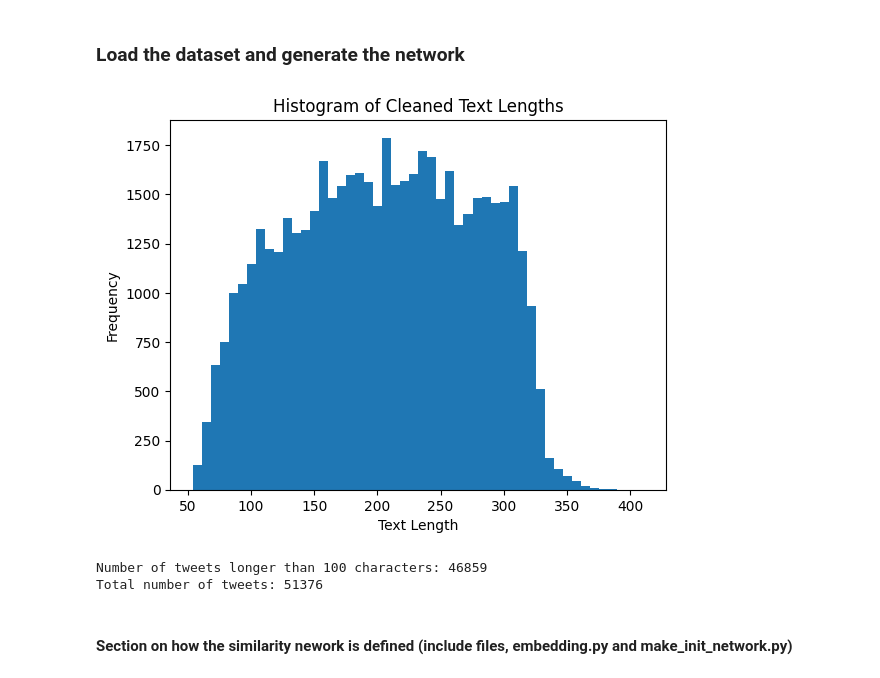
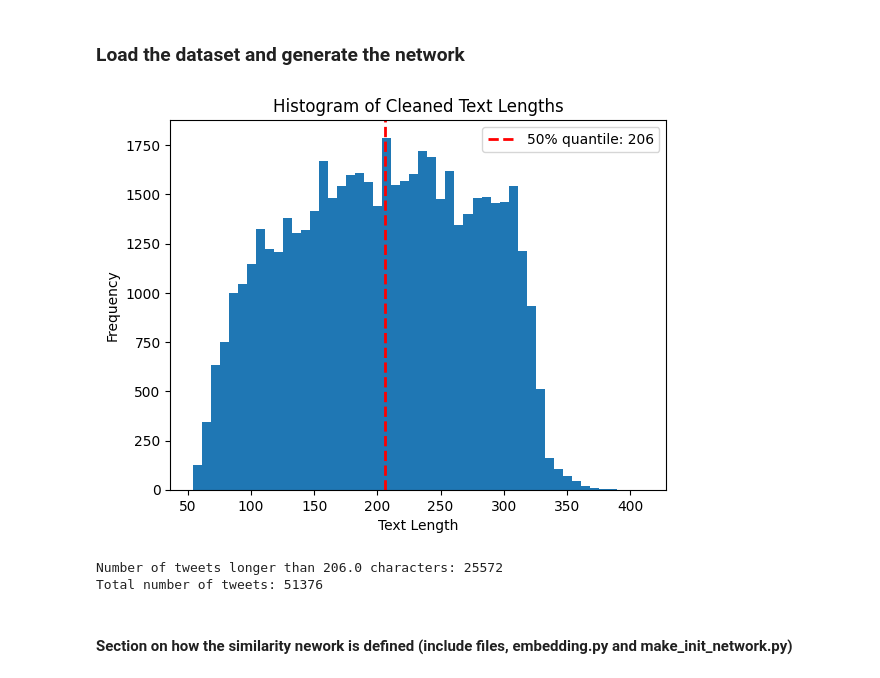
Before and after one commit to annemollelsborg/02805_climate_conv, a Jupyter notebook: notebooks/init_analysis_huggingface.ipynb, the cells around one changed output. Cells and saved outputs as stored; diff of their text form; code cells hidden in the pictures.

```diff
--- a/notebooks/init_analysis_huggingface.ipynb
+++ b/notebooks/init_analysis_huggingface.ipynb
@@ -22,21 +22,27 @@ df = pd.read_csv("/Users/ame/02805_climate_conv/data/cleaned_twitter_embedded_da
 # %%
 # make histogram of text lengths
 plt.hist(df["clean_text"].str.len(), bins=50)
 plt.xlabel("Text Length")
 plt.ylabel("Frequency")
 plt.title("Histogram of Cleaned Text Lengths")
+
+# Add 50% quantile line
+quantile_50 = df["clean_text"].str.len().quantile(0.5)
+plt.axvline(quantile_50, color='red', linestyle='--', linewidth=2, label=f'50% quantile: {quantile_50:.0f}')
+plt.legend()
+
 plt.show()
 # %% [output]
-[figure, old version]
+[figure, new version]
 # %%
 # Print number of tweets longer than 100 characters
-long_tweets = df[df["clean_text"].str.len() > 100]
-print("Number of tweets longer than 100 characters:", long_tweets.shape[0])
+long_tweets = df[df["clean_text"].str.len() > quantile_50]
+print(f"Number of tweets longer than {quantile_50} characters:", long_tweets.shape[0])
 
 # Print total number of tweets
 print("Total number of tweets:", df.shape[0])
 # %% [output]
-Number of tweets longer than 100 characters: 46859
+Number of tweets longer than 206.0 characters: 25572
 Total number of tweets: 51376
 # %% [markdown]
 #### Section on how the similarity nework is defined (include files, embedding.py and make_init_network.py)
```
Also changed, not shown: parts of 11 cells of this notebook, 2 other files.
